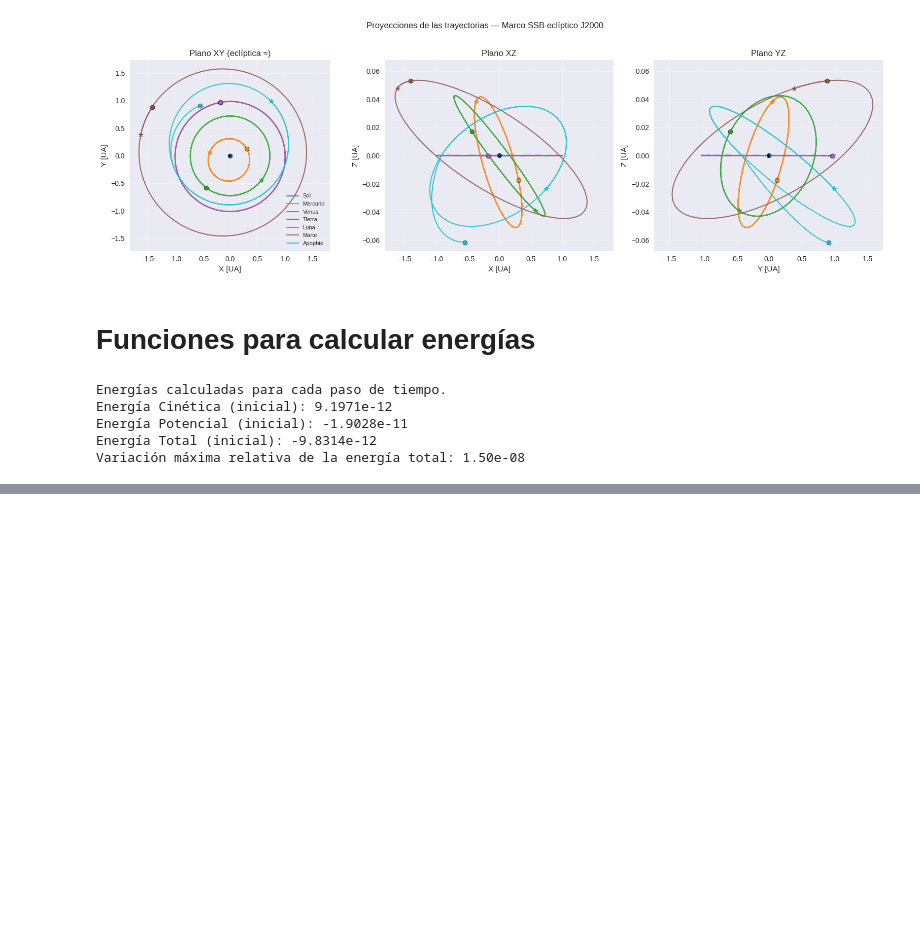
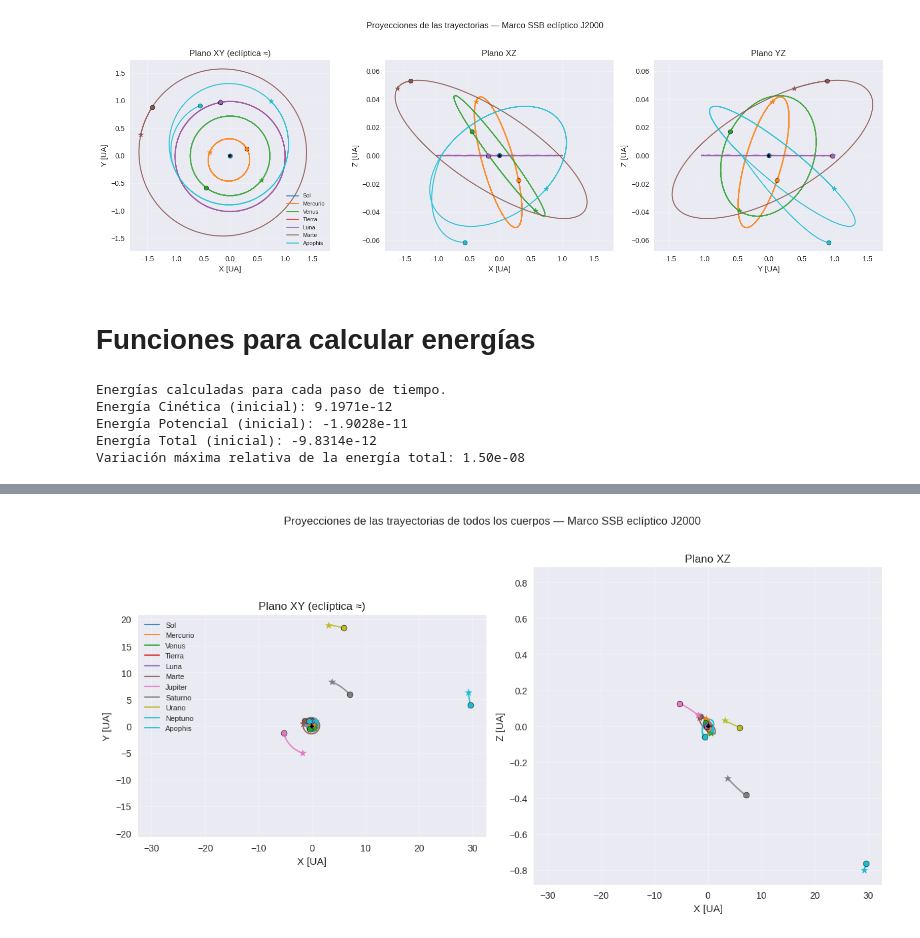
Before and after one commit to Daniel-534/Astroestadistica, a Jupyter notebook: ITM/Main.ipynb, the cells around one changed output, grey strips where cells are left out. Saved outputs shown, nothing was run; the diff lists cells and outputs as text; code cells hidden in the pictures; blank space fills up the shorter version.

```diff
--- a/ITM/Main.ipynb
+++ b/ITM/Main.ipynb
@@ -484,0 +507,61 @@ Variación máxima relativa de la energía total: 1.50e-08
+# %%
+fig, axes = plt.subplots(1, 2, figsize=(12, 6))
+
+planos_2d = [
+    (0, 1, 'X [UA]', 'Y [UA]', 'Plano XY (eclíptica ≈)')
+    , (0, 2, 'X [UA]', 'Z [UA]', 'Plano XZ')
+]
+
+colores = {nombre: plt.cm.tab10(i) for i, nombre in enumerate(nombres_sim)}
+
+# Use nombres_sim for all bodies as requested
+# No need to filter bodies here, as the request is 'todos los cuerpos'
+bodies_to_plot_all = nombres_sim
+
+for ax, (ix, iy, xl, yl, titulo) in zip(axes, planos_2d):
+    max_val_x_current_plane = 0
+    max_val_y_current_plane = 0
+
+    for nombre in bodies_to_plot_all:
+        i = nombres_sim.index(nombre)
+        tray = rs[i] # Using rs from the pymcel simulation
+        c = colores[nombre]
+        ax.plot(tray[:, ix], tray[:, iy], '-', color=c, linewidth=1.5,
+                label=nombre, alpha=0.85)
+
+        ax.scatter(tray[0, ix], tray[0, iy], s=40, color=c,
+                   edgecolors='k', linewidths=0.4, zorder=5)
+
+        ax.scatter(tray[-1, ix], tray[-1, iy], s=60, color=c, marker='*', zorder=5)
+
+
+        max_val_x_current_plane = max(max_val_x_current_plane, np.max(np.abs(tray[:, ix])))
+        max_val_y_current_plane = max(max_val_y_current_plane, np.max(np.abs(tray[:, iy])))
+
+    plot_limit_x = max_val_x_current_plane * 1.1
+    plot_limit_y = max_val_y_current_plane * 1.1
+
+    ax.set_xlim(-plot_limit_x, plot_limit_x)
+    ax.set_ylim(-plot_limit_y, plot_limit_y)
+
+
+    ax.scatter(0, 0, s=25, color='k', marker='+', zorder=6)
+    ax.set_xlabel(xl)
+    ax.set_ylabel(yl)
+    ax.set_title(titulo)
+
+
+    if titulo == 'Plano XY (eclíptica ≈)':
+        ax.set_aspect('equal', adjustable='box')
+    else:
+        ax.set_aspect('auto', adjustable='box')
+
+    if ax == axes[0]: # Only add legend to the first subplot to avoid redundancy
+        ax.legend(fontsize=8, loc='best')
+    ax.grid(True, alpha=0.3)
+
+plt.suptitle('Proyecciones de las trayectorias de todos los cuerpos — Marco SSB eclíptico J2000', fontsize=12, y=1.02)
+plt.tight_layout()
+plt.show()
+# %% [output]
+[figure, added]
```
Also changed, not shown: parts of 11 cells of this notebook.
